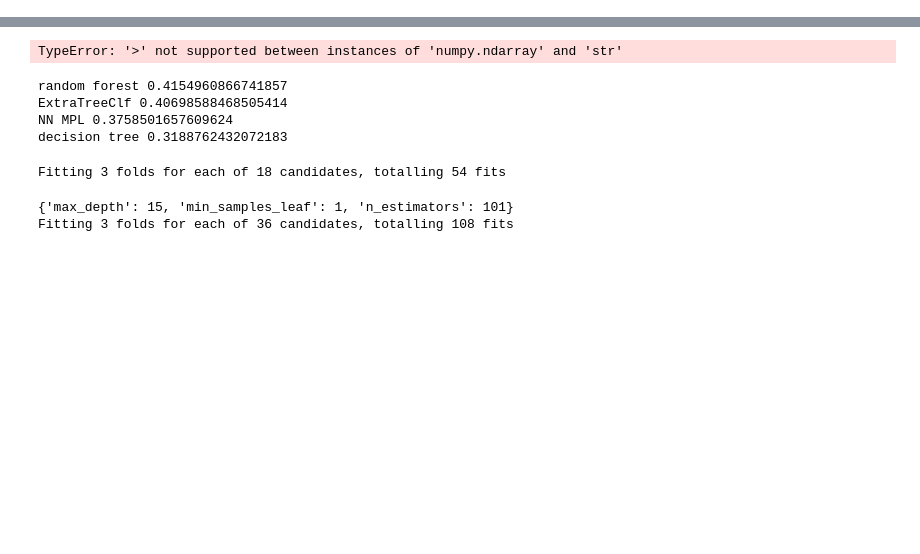
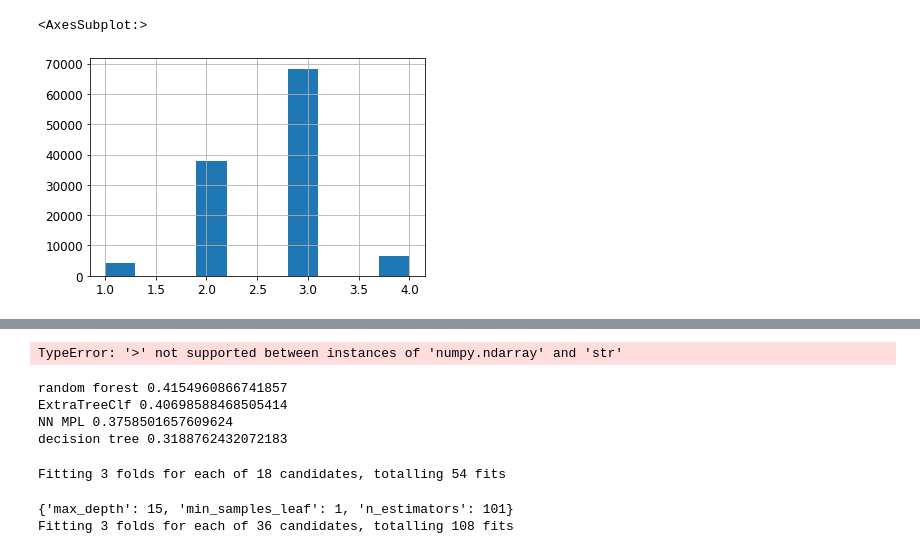
Before and after one commit to sKwil/ml-team3, a Jupyter notebook: jupyter/Trenton_Stuff/2ndProjectTesting.ipynb, the cells around one changed output, grey strips where cells are left out. Drawn from its saved outputs; the diff is of its cells as text; code cells hidden in the pictures; blank space fills up the shorter version.

```diff
--- a/jupyter/Trenton_Stuff/2ndProjectTesting.ipynb
+++ b/jupyter/Trenton_Stuff/2ndProjectTesting.ipynb
@@ -119,0 +193,6 @@ features
+# %%
+#adds another column showing which bin every row falls into. The bins are based on the temp_max_normalRay column
+df['longitude_bin'] = pd.cut(df1['longitude'],
+                               bins = [-400,-125,-100,-75, np.inf],
+                               labels = [1,2,3,4])
+df
@@ -119,0 +213,5 @@ features
+# %%
+df["longitude_bin"].hist()
+# %% [output]
+<AxesSubplot:>
+[figure, added]
```
Also changed, not shown: parts of 17 cells of this notebook.
